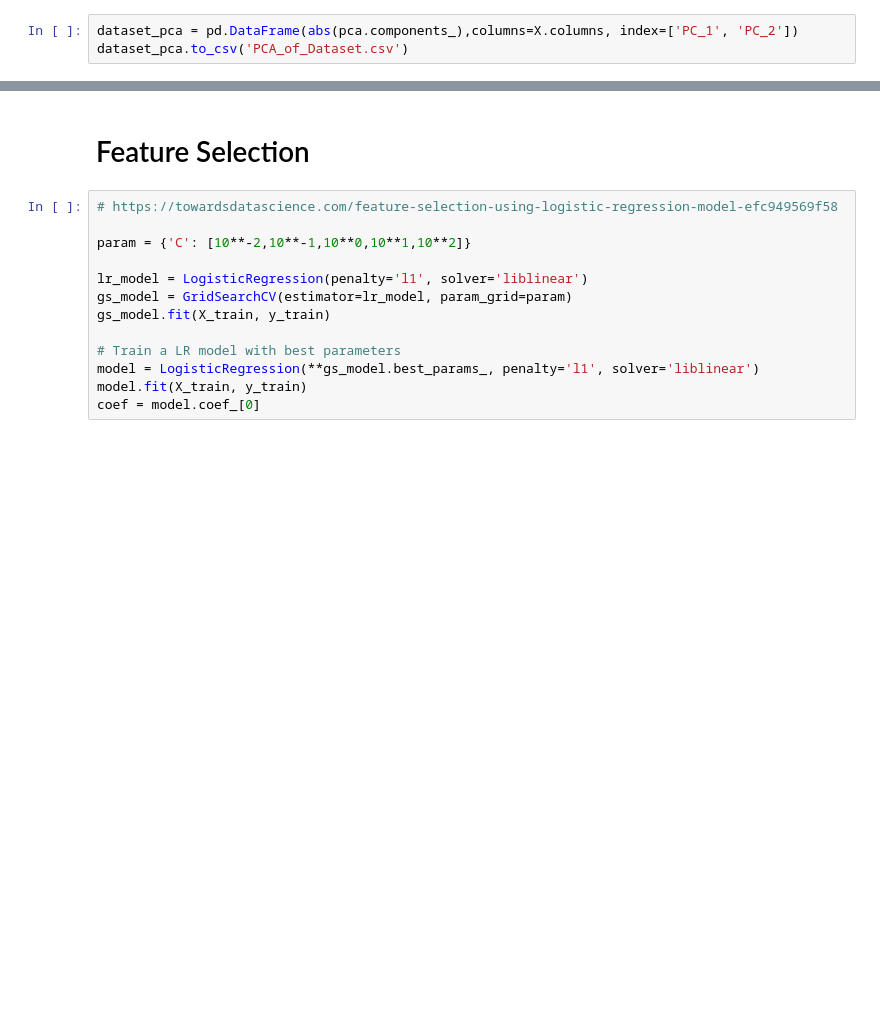
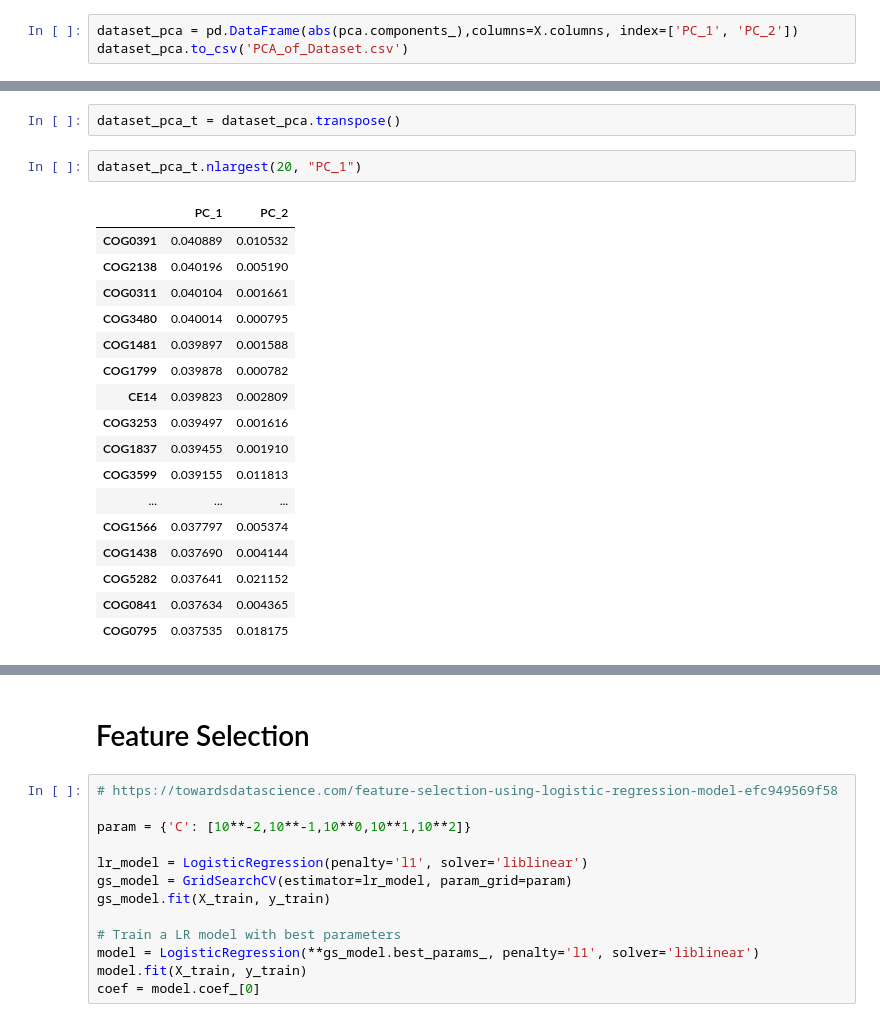
Before and after one commit to ajlukasiewicz/Team_9_MacLearn, a Jupyter notebook: Sarah_Classification.ipynb, the cells around one changed output, grey strips where cells are left out. Cells and saved outputs as stored; diff of their text form; blank space fills up the shorter version.

```diff
--- a/Sarah_Classification.ipynb
+++ b/Sarah_Classification.ipynb
@@ -164,0 +169,22 @@ dataset_pca_t
+# %%
+dataset_pca_t = dataset_pca.transpose()
+# %%
+dataset_pca_t.nlargest(20, "PC_1")
+# %% [output]
+|  | PC_1 | PC_2 |
+| COG0391 | 0.040889 | 0.010532 |
+| COG2138 | 0.040196 | 0.005190 |
+| COG0311 | 0.040104 | 0.001661 |
+| COG3480 | 0.040014 | 0.000795 |
+| COG1481 | 0.039897 | 0.001588 |
+| COG1799 | 0.039878 | 0.000782 |
+| CE14 | 0.039823 | 0.002809 |
+| COG3253 | 0.039497 | 0.001616 |
+| COG1837 | 0.039455 | 0.001910 |
+| COG3599 | 0.039155 | 0.011813 |
+| ... | ... | ... |
+| COG1566 | 0.037797 | 0.005374 |
+| COG1438 | 0.037690 | 0.004144 |
+| COG5282 | 0.037641 | 0.021152 |
+| COG0841 | 0.037634 | 0.004365 |
+| COG0795 | 0.037535 | 0.018175 |
```
Also changed, not shown: parts of 14 cells of this notebook.
